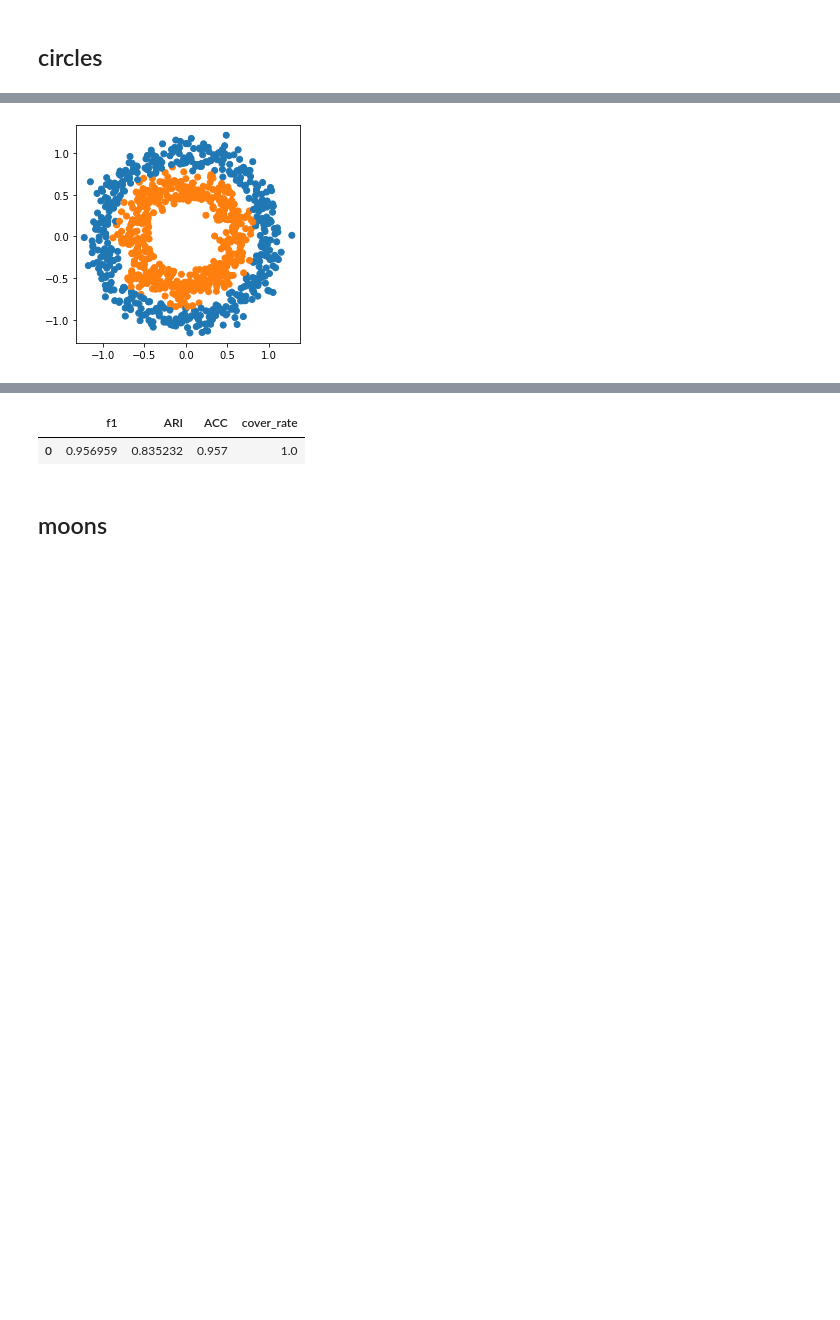
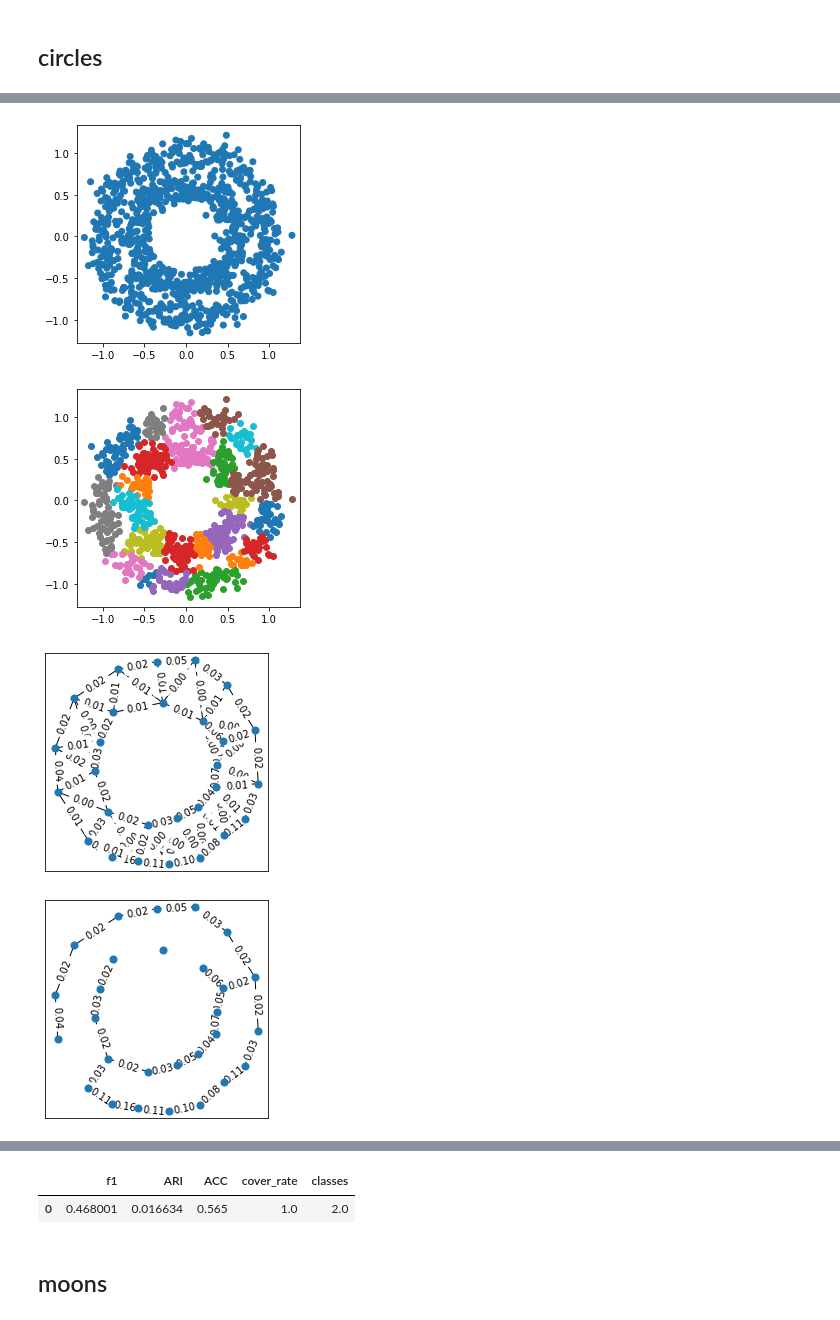
Before and after one commit to gaozhangyang/GIT, a Jupyter notebook: ex1_toy/experiments.ipynb, the cells around one changed output, grey strips where cells are left out. Drawn from its saved outputs; the diff is of its cells as text; code cells hidden in the pictures; blank space fills up the shorter version.

```diff
--- a/ex1_toy/experiments.ipynb
+++ b/ex1_toy/experiments.ipynb
@@ -58,18 +68,21 @@ class DataLoader:
 # %%
 X,Y_true=DataLoader.load('circles')
 
 Y_pred=api.DGSFC.fit(  X,
                   K_d=20,
                   K_s=20,
-                  alpha=0.4,
+                  alpha=0.2,
                   epsilon=0,
-                  plot=False,
+                  plot=True,
                  )
 plot_tools.autoPlot(X,Y_pred)
 
 Y_pred,Y_true=matchY(Y_pred,Y_true)
 
 result=measures_calculator(Y_true, Y_pred)
 result
 # %% [output]
-[figure, old version]
+[figure, new version]
+[figure, added]
+[figure, added]
+[figure, added]
@@ -76,5 +91,5 @@ result
-|  | f1 | ARI | ACC | cover_rate |
-| 0 | 0.956959 | 0.835232 | 0.957 | 1.0 |
+|  | f1 | ARI | ACC | cover_rate | classes |
+| 0 | 0.468001 | 0.016634 | 0.565 | 1.0 | 2.0 |
 # %% [markdown]
 ## moons
 # %%
```
Also changed, not shown: parts of 5 cells of this notebook, 1 other file.
